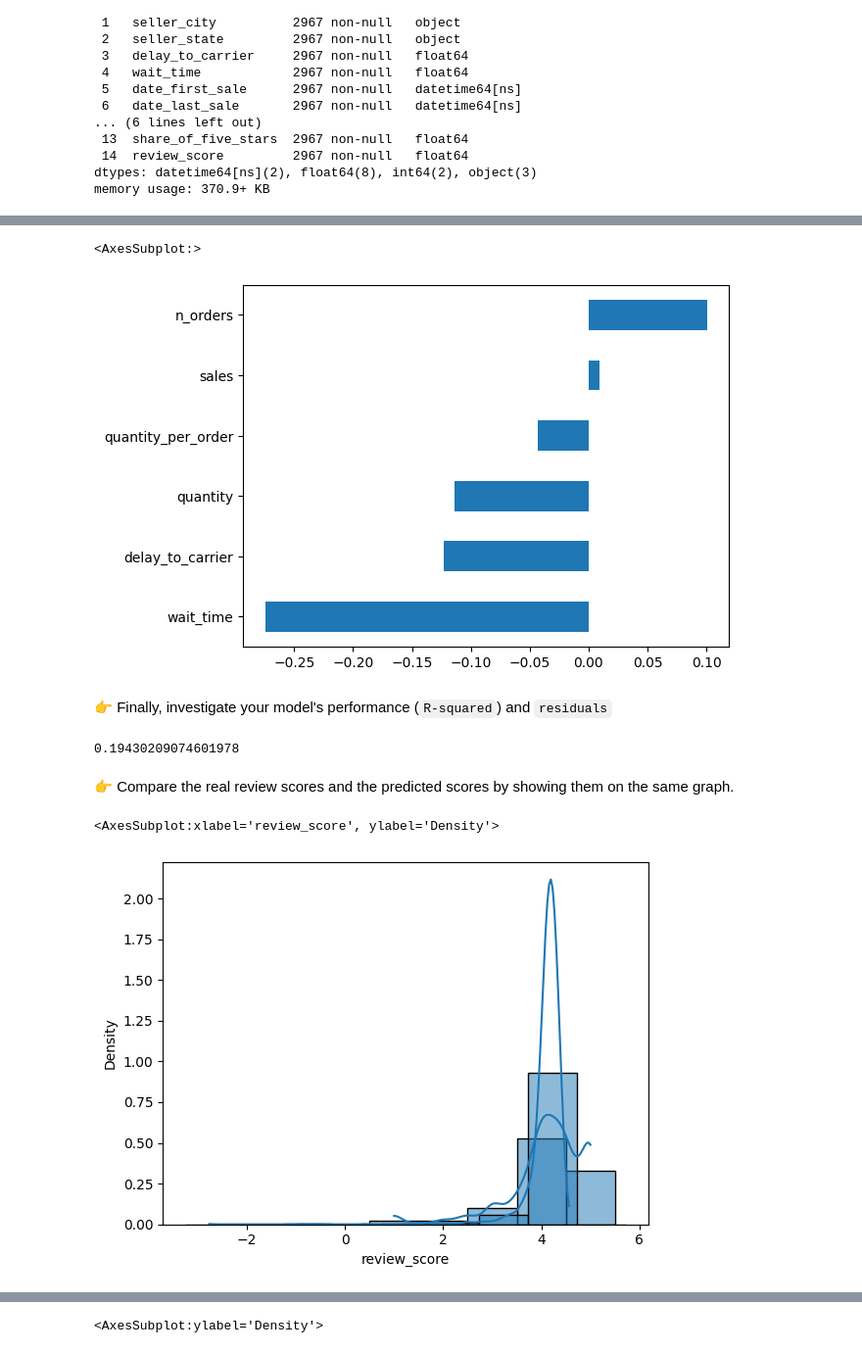
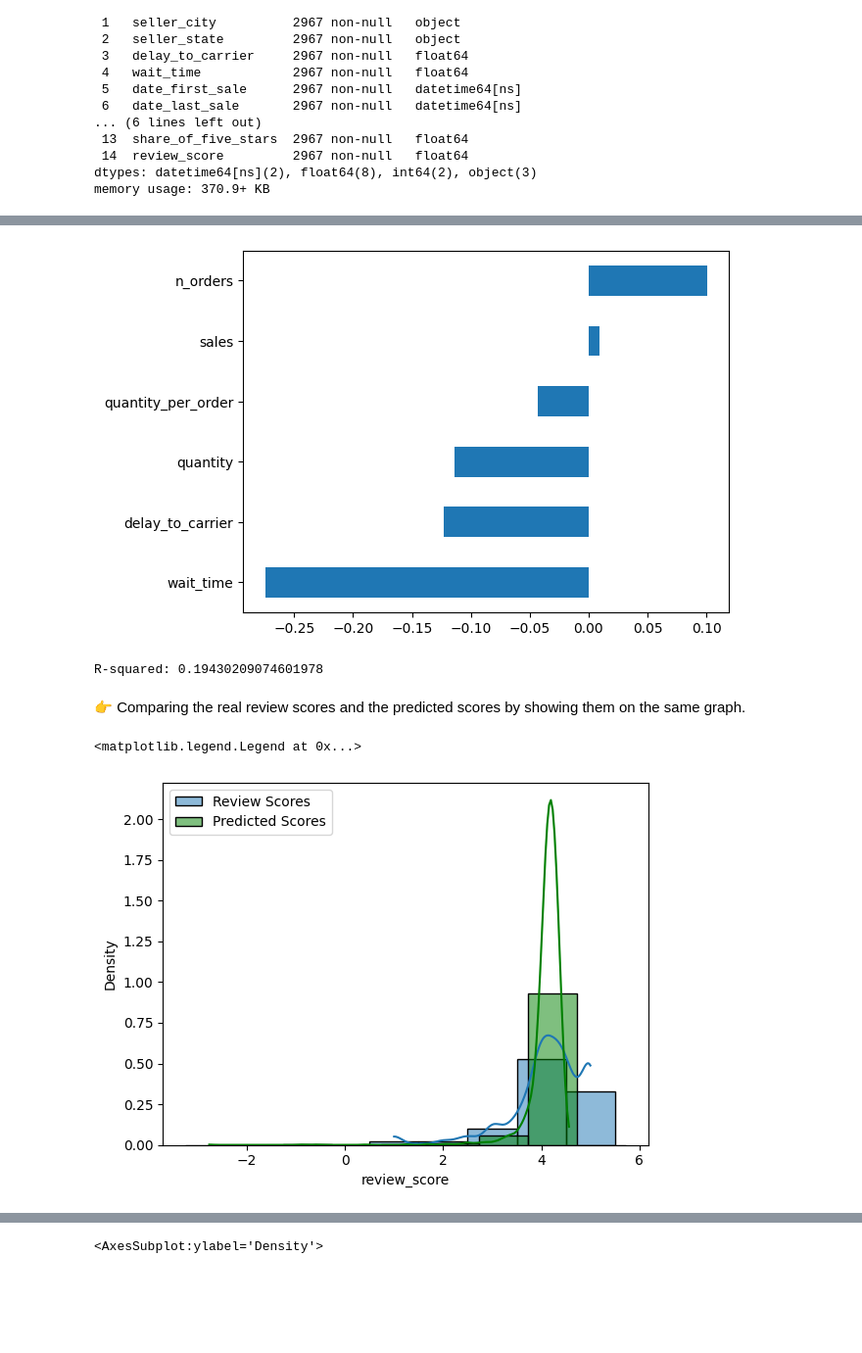
Before and after one commit to Kaaykun/OlistAnalysis, a Jupyter notebook: notebooks/08_sellers.ipynb, the cells around one changed output, grey strips where cells are left out. Shown at 98% size. Drawn from its saved outputs; the diff is of its cells as text; code cells hidden in the pictures; blank space fills up the shorter version.

Commit message:
Completed orders regression and sellers exploration

```diff
--- a/notebooks/08_sellers.ipynb
+++ b/notebooks/08_sellers.ipynb
@@ -137,0 +44,10 @@ git push origin master
+# %%
+root_path = os.path.join(os.getcwd(),'..')
+if root_path not in sys.path:
+    sys.path.append(root_path)
+
+from utils.seller import Seller
+
+seller_instance = Seller()
+sellers = seller_instance.get_training_data()
+sellers.head(3)
@@ -149,2 +66,0 @@ git push origin master
-# %%
-sellers = Seller().get_training_data()
@@ -302,22 +140,18 @@ Notes:
 # %%
-# YOUR CODE HERE
-model.params[1:].sort_values().plot(kind='barh')
+model.params[1:].sort_values().plot(kind='barh');
 # %% [output]
-<AxesSubplot:>
 [figure]
-# %% [markdown]
-👉 Finally, investigate your model's performance (`R-squared`) and `residuals`
-# %%
-model.rsquared
-# %% [output]
-0.19430209074601978
+# %%
+print('R-squared:', model.rsquared)
+# %% [output]
+R-squared: 0.19430209074601978
 # %% [markdown]
-👉 Compare the real review scores and the predicted scores by showing them on the same graph.
+👉 Comparing the real review scores and the predicted scores by showing them on the same graph.
 # %%
-# YOUR CODE HERE
-sns.histplot(sellers['review_score'], kde=True, stat='density', discrete=True)
-sns.histplot(model.predict(sellers_standardized[features]), kde=True, stat='density', discrete=True)
+sns.histplot(sellers.review_score, kde=True, stat='density', discrete=True, label='Review Scores')
+sns.histplot(model.predict(sellers_standardized[features]), kde=True, stat='density', discrete=True, color='green', label='Predicted Scores')
+plt.legend()
 # %% [output]
-<AxesSubplot:xlabel='review_score', ylabel='Density'>
+<matplotlib.legend.Legend at 0x...>
-[figure, old version]
+[figure, new version]
 # %% [markdown]
```
Also changed, not shown: parts of 43 cells of this notebook, 4 other files.
